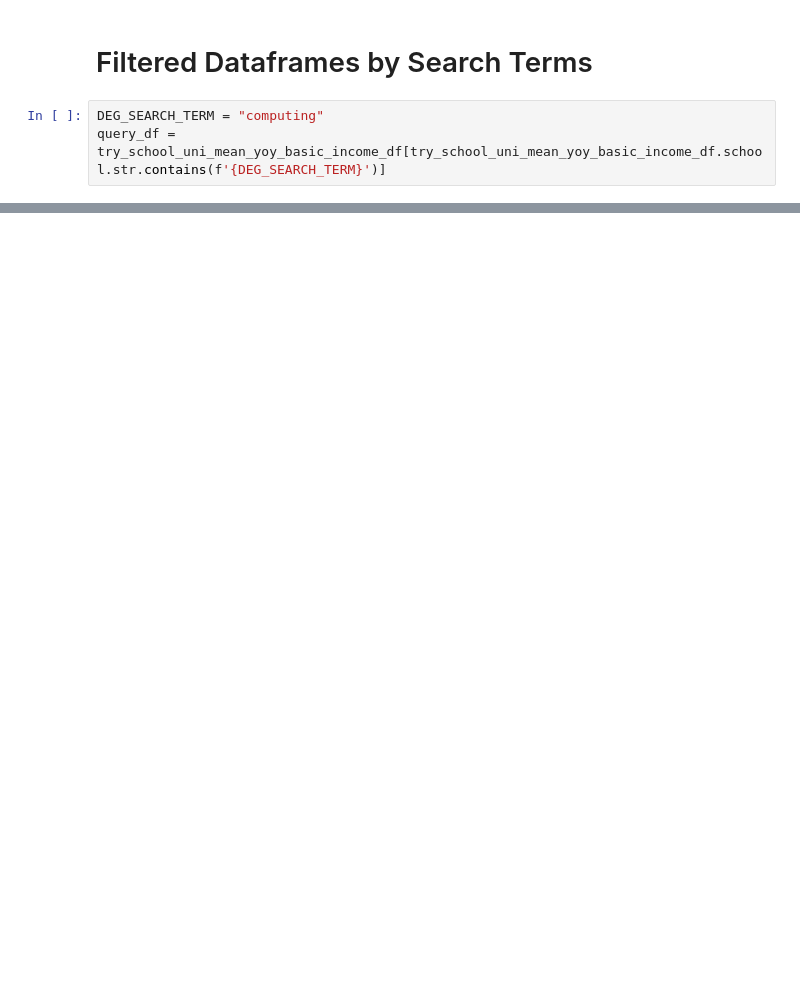
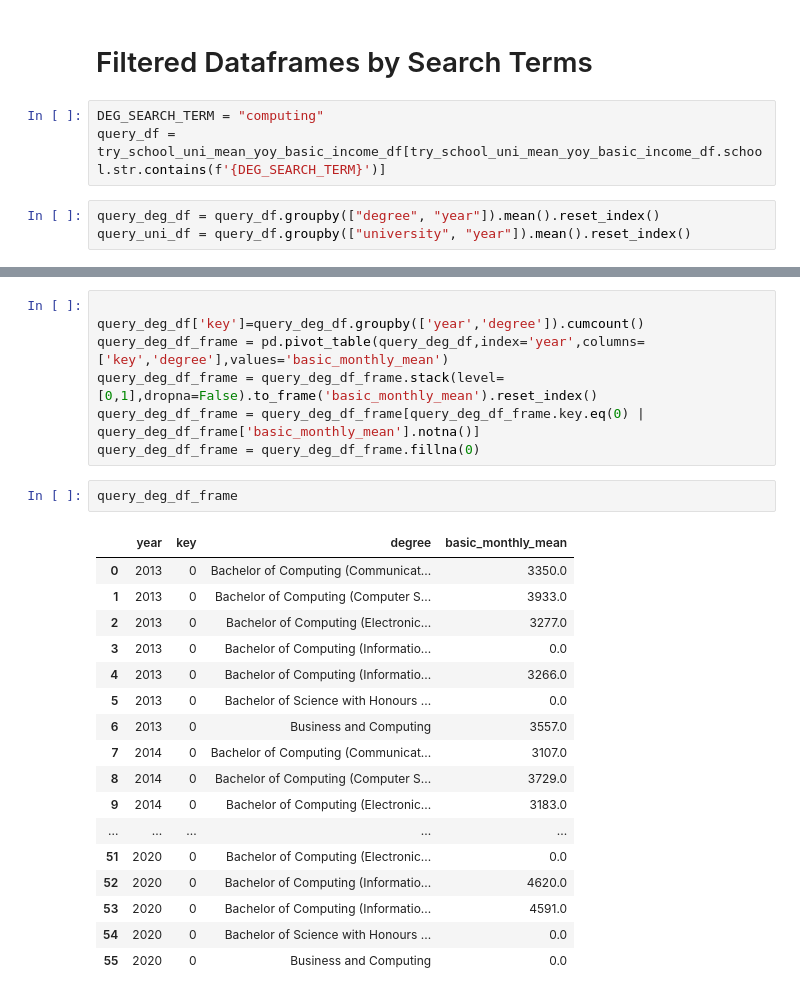
Before and after one commit to jermynyeo/GES_2022, a Jupyter notebook: first_notebook.ipynb, the cells around one changed output, grey strips where cells are left out. Saved outputs shown, nothing was run; the diff lists cells and outputs as text; blank space fills up the shorter version.

```diff
--- a/first_notebook.ipynb
+++ b/first_notebook.ipynb
@@ -112,4 +112,7 @@ try_school_uni_mean_yoy_basic_income_df
 # %%
 DEG_SEARCH_TERM = "computing"
 query_df = try_school_uni_mean_yoy_basic_income_df[try_school_uni_mean_yoy_basic_income_df.school.str.contains(f'{DEG_SEARCH_TERM}')]
+# %%
+query_deg_df = query_df.groupby(["degree", "year"]).mean().reset_index()
+query_uni_df = query_df.groupby(["university", "year"]).mean().reset_index()
 # %%
@@ -136,0 +160,27 @@ fig.show()
+# %%
+
+query_deg_df['key']=query_deg_df.groupby(['year','degree']).cumcount()
+query_deg_df_frame = pd.pivot_table(query_deg_df,index='year',columns=['key','degree'],values='basic_monthly_mean')
+query_deg_df_frame = query_deg_df_frame.stack(level=[0,1],dropna=False).to_frame('basic_monthly_mean').reset_index()
+query_deg_df_frame = query_deg_df_frame[query_deg_df_frame.key.eq(0) | query_deg_df_frame['basic_monthly_mean'].notna()]
+query_deg_df_frame = query_deg_df_frame.fillna(0)
+# %%
+query_deg_df_frame
+# %% [output]
+|  | year | key | degree | basic_monthly_mean |
+| 0 | 2013 | 0 | Bachelor of Computing (Communicat... | 3350.0 |
+| 1 | 2013 | 0 | Bachelor of Computing (Computer S... | 3933.0 |
+| 2 | 2013 | 0 | Bachelor of Computing (Electronic... | 3277.0 |
+| 3 | 2013 | 0 | Bachelor of Computing (Informatio... | 0.0 |
+| 4 | 2013 | 0 | Bachelor of Computing (Informatio... | 3266.0 |
+| 5 | 2013 | 0 | Bachelor of Science with Honours ... | 0.0 |
+| 6 | 2013 | 0 | Business and Computing | 3557.0 |
+| 7 | 2014 | 0 | Bachelor of Computing (Communicat... | 3107.0 |
+| 8 | 2014 | 0 | Bachelor of Computing (Computer S... | 3729.0 |
+| 9 | 2014 | 0 | Bachelor of Computing (Electronic... | 3183.0 |
+| ... | ... | ... | ... | ... |
+| 51 | 2020 | 0 | Bachelor of Computing (Electronic... | 0.0 |
+| 52 | 2020 | 0 | Bachelor of Computing (Informatio... | 4620.0 |
+| 53 | 2020 | 0 | Bachelor of Computing (Informatio... | 4591.0 |
+| 54 | 2020 | 0 | Bachelor of Science with Honours ... | 0.0 |
+| 55 | 2020 | 0 | Business and Computing | 0.0 |
```
Also changed, not shown: parts of 5 cells of this notebook, 2 other files.
